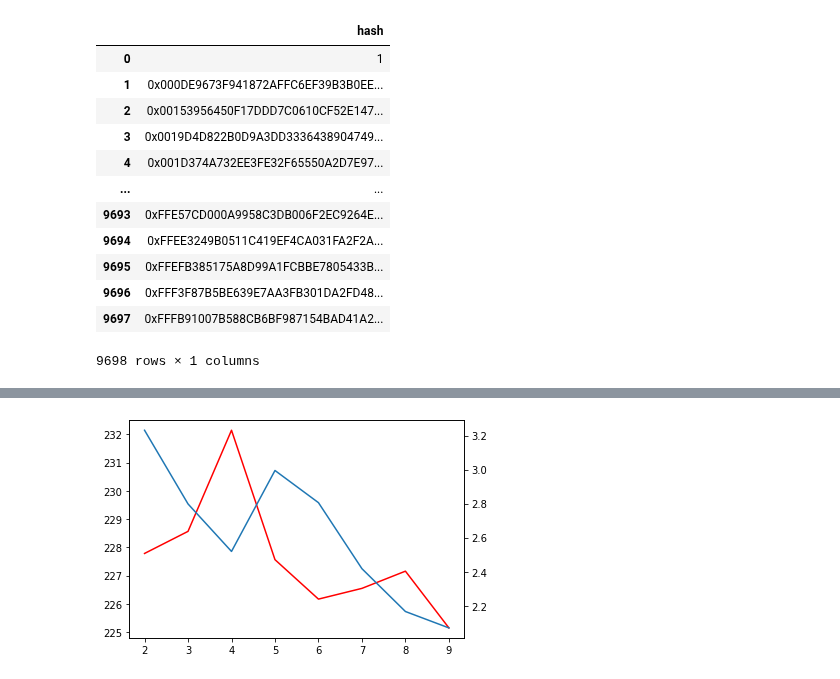
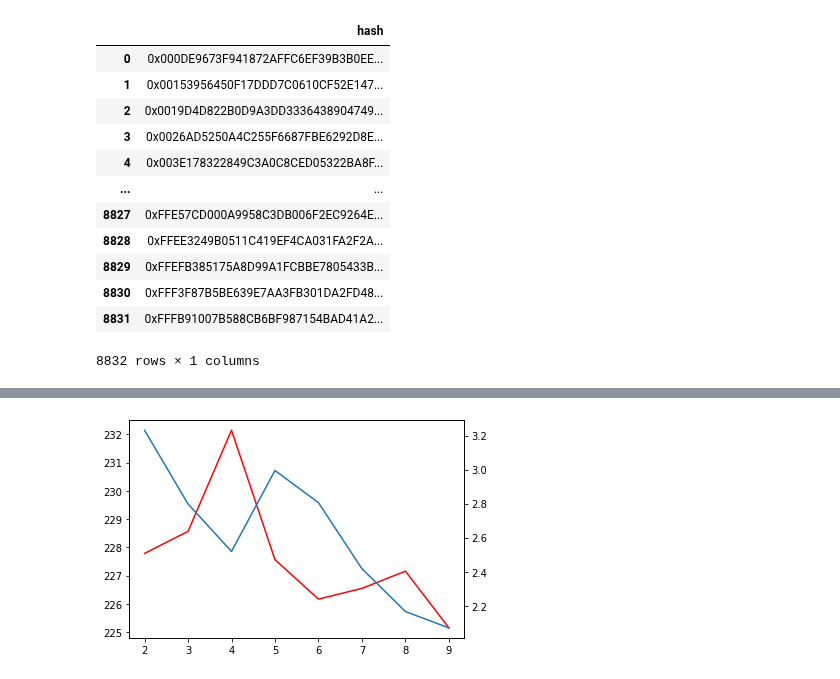
Before and after one commit to Maksimka9/clustering, a Jupyter notebook: main.ipynb, the cells around one changed output, grey strips where cells are left out. Saved outputs shown, nothing was run; the diff lists cells and outputs as text; code cells hidden in the pictures.

```diff
--- a/main.ipynb
+++ b/main.ipynb
@@ -34,0 +13,23 @@ df
+# %%
+# Сформируем тестовый набор данных из 5000 записей, каждая из которых имеет две координаты.
+# При этом полученный набор данных будет иметь 4 явно выраженных кластера.
+#test_x, test_y = datasets.make_blobs(n_samples = 5000, n_features = 2, centers = 4)
+
+sem_1_data = r"https://github.com/Maksimka9/klustering/blob/main/prepared_data_sem_1.csv?raw=true"
+sem_2_data = r"https://github.com/Maksimka9/klustering/blob/main/prepared_data_sem_2.csv?raw=true"
+sem_3_data = r"https://github.com/Maksimka9/klustering/blob/main/prepared_data_sem_3.csv?raw=true"
+sem_4_data = r"https://github.com/Maksimka9/klustering/blob/main/prepared_data_sem_4.csv?raw=true"
+sem_5_data = r"https://github.com/Maksimka9/klustering/blob/main/prepared_data_sem_5.csv?raw=true"
+sem_6_data = r"https://github.com/Maksimka9/klustering/blob/main/prepared_data_sem_6.csv?raw=true"
+sem_7_data = r"https://github.com/Maksimka9/klustering/blob/main/prepared_data_sem_7.csv?raw=true"
+sem_8_data = r"https://github.com/Maksimka9/klustering/blob/main/prepared_data_sem_8.csv?raw=true"
+
+df_sem_1 = pd.read_csv(sem_1_data, index_col=False)
+df_sem_2 = pd.read_csv(sem_2_data, index_col=False)
+df_sem_3 = pd.read_csv(sem_3_data, index_col=False)
+df_sem_4 = pd.read_csv(sem_4_data, index_col=False)
+df_sem_5 = pd.read_csv(sem_5_data, index_col=False)
+df_sem_6 = pd.read_csv(sem_6_data, index_col=False)
+df_sem_7 = pd.read_csv(sem_7_data, index_col=False)
+df_sem_8 = pd.read_csv(sem_8_data, index_col=False)
+df_sem_1
@@ -35,19 +50,26 @@ df
 # %%
 # Вспомогательная таблица для сопоставления меток класса с хэш-номером студентов
 
-hash_df = df[['hash']]
-hash_df
+hash_df_1 = df_sem_1[['hash']]
+hash_df_2 = df_sem_2[['hash']]
+hash_df_3 = df_sem_3[['hash']]
+hash_df_4 = df_sem_4[['hash']]
+hash_df_5 = df_sem_5[['hash']]
+hash_df_6 = df_sem_6[['hash']]
+hash_df_7 = df_sem_7[['hash']]
+hash_df_8 = df_sem_8[['hash']]
+hash_df_4
 # %% [output]
 |  | hash |
-| 0 | 1 |
-| 1 | 0x000DE9673F941872AFFC6EF39B3B0EE... |
-| 2 | 0x00153956450F17DDD7C0610CF52E147... |
-| 3 | 0x0019D4D822B0D9A3DD3336438904749... |
-| 4 | 0x001D374A732EE3FE32F65550A2D7E97... |
+| 0 | 0x000DE9673F941872AFFC6EF39B3B0EE... |
+| 1 | 0x00153956450F17DDD7C0610CF52E147... |
+| 2 | 0x0019D4D822B0D9A3DD3336438904749... |
+| 3 | 0x0026AD5250A4C255F6687FBE6292D8E... |
+| 4 | 0x003E178322849C3A0C8CED05322BA8F... |
 | ... | ... |
-| 9693 | 0xFFE57CD000A9958C3DB006F2EC9264E... |
-| 9694 | 0xFFEE3249B0511C419EF4CA031FA2F2A... |
-| 9695 | 0xFFEFB385175A8D99A1FCBBE7805433B... |
-| 9696 | 0xFFF3F87B5BE639E7AA3FB301DA2FD48... |
-| 9697 | 0xFFFB91007B588CB6BF987154BAD41A2... |
+| 8827 | 0xFFE57CD000A9958C3DB006F2EC9264E... |
+| 8828 | 0xFFEE3249B0511C419EF4CA031FA2F2A... |
+| 8829 | 0xFFEFB385175A8D99A1FCBBE7805433B... |
+| 8830 | 0xFFF3F87B5BE639E7AA3FB301DA2FD48... |
+| 8831 | 0xFFFB91007B588CB6BF987154BAD41A2... |
-9698 rows × 1 columns
+8832 rows × 1 columns
```
Also changed, not shown: parts of 7 cells of this notebook.
